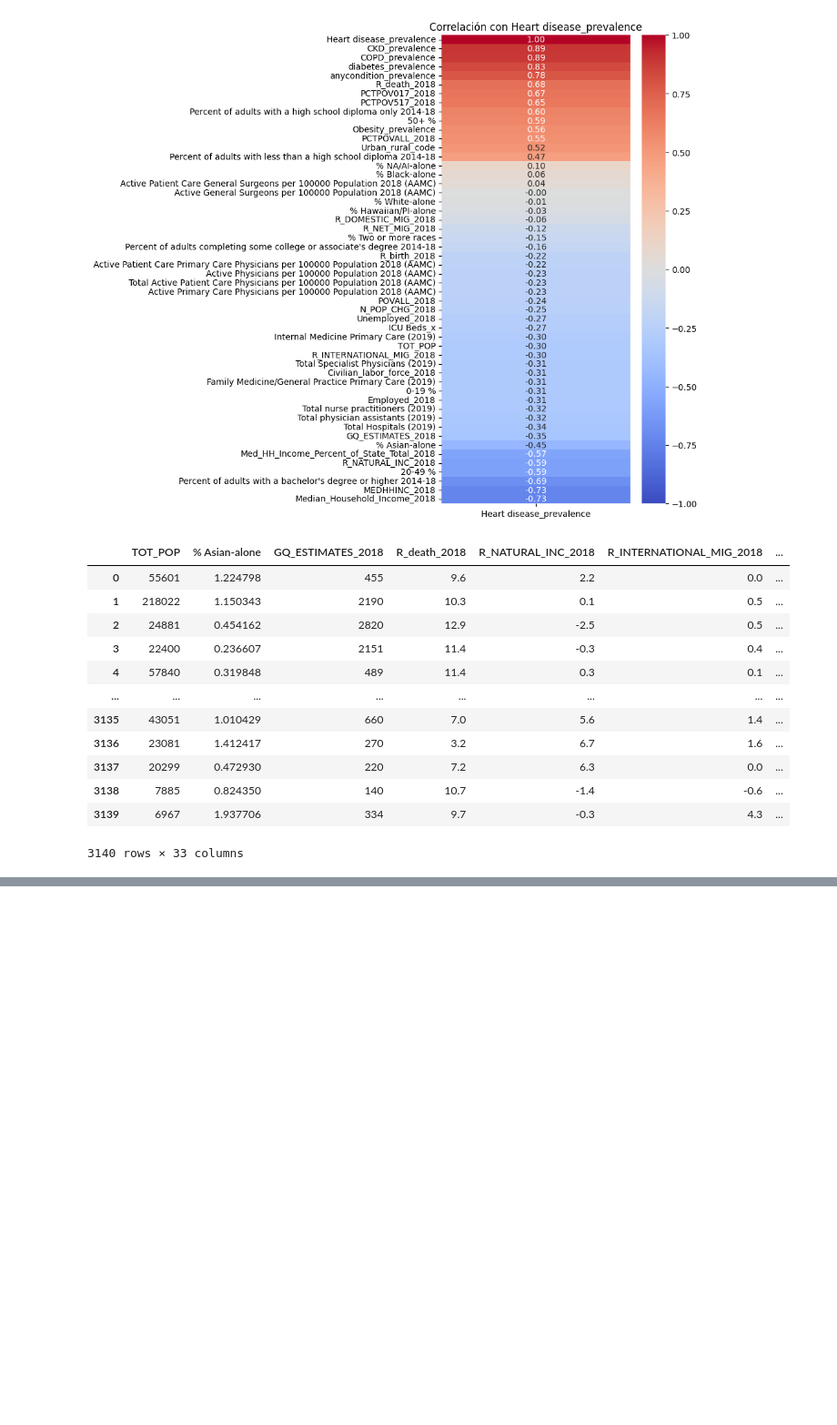
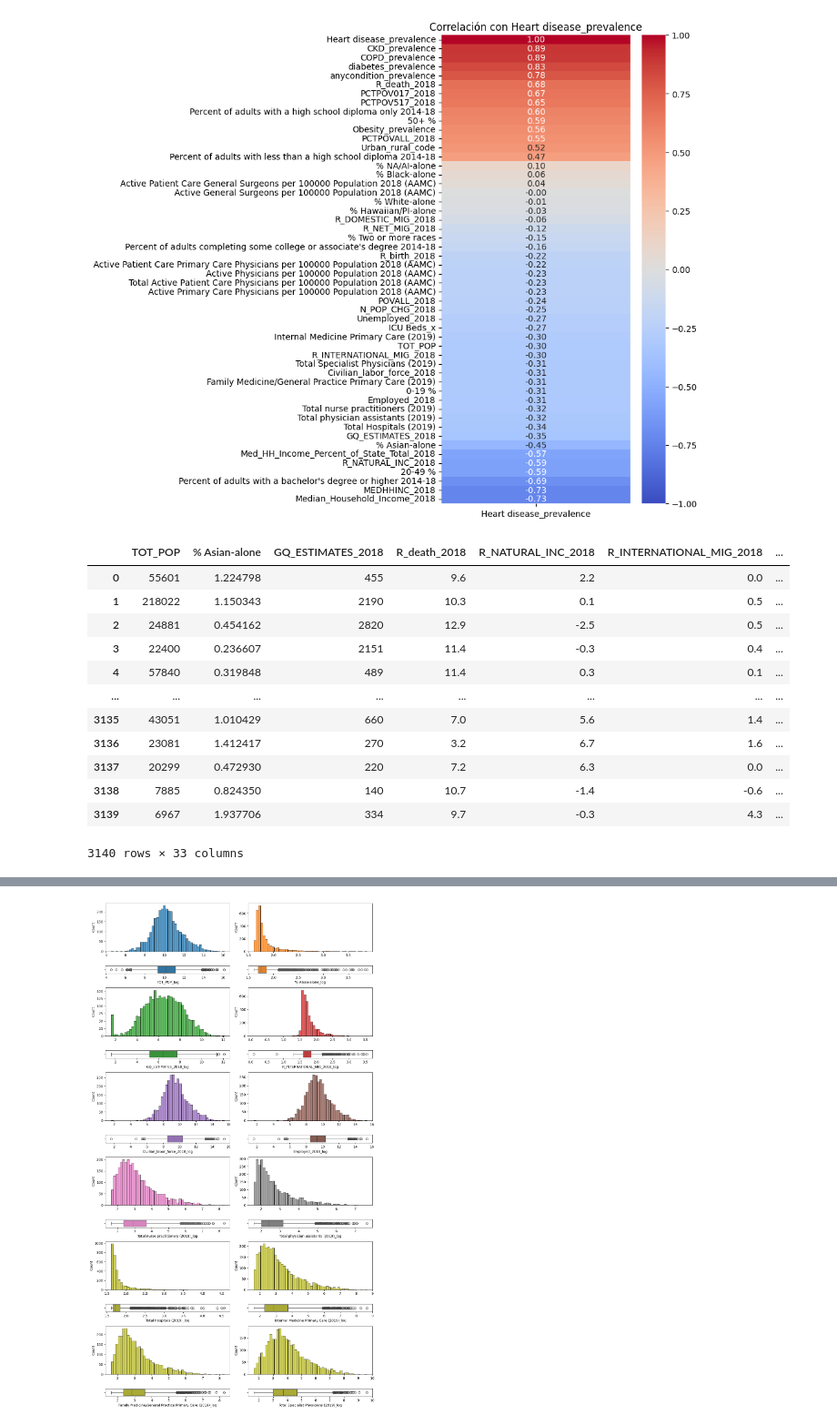
Before and after one commit to 4GeeksAcademy/sergio-roque-regularized-regression, a Jupyter notebook: src/explore.ipynb, the cells around one changed output, grey strips where cells are left out. Shown at 91% size. Saved outputs shown, nothing was run; the diff lists cells and outputs as text; code cells hidden in the pictures; blank space fills up the shorter version.

```diff
--- a/src/explore.ipynb
+++ b/src/explore.ipynb
@@ -232,0 +416,65 @@ data
+# %%
+# Graficando el analisis de variables numericas transformadas a logaritmo
+# cols_graph = ["TOT_POP_log", "% Asian-alone_log", "GQ_ESTIMATES_2018_log", "R_INTERNATIONAL_MIG_2018_log", "Civilian_labor_force_2018_log", "Employed_2018_log",
+# "Total nurse practitioners (2019)_log", "Total physician assistants (2019)_log", "Total Hospitals (2019)_log", "Internal Medicine Primary Care (2019)_log",
+# "Family Medicine/General Practice Primary Care (2019)_log", "Total Specialist Physicians (2019)_log"]
+
+fig, axis = plt.subplots(12, 2, figsize = (12, 21), gridspec_kw={'height_ratios': [6, 1, 6, 1, 6, 1, 6, 1, 6, 1, 6, 1]})
+
+
+# Crear una figura múltiple con histogramas y diagramas de caja
+# TOT_POP_log
+sns.histplot(ax = axis[0, 0], data = data_log, x = "TOT_POP_log", bins=50, color="#1f77b4").set(xlabel = None)
+sns.boxplot(ax = axis[1, 0], data = data_log, x = "TOT_POP_log", color="#1f77b4").set(xlabel = "TOT_POP_log")
+
+# % Asian-alone_log
+sns.histplot(ax = axis[0, 1], data = data_log, x = "% Asian-alone_log", bins=50, color="#ff7f0e").set(xlabel = None)
+sns.boxplot(ax = axis[1, 1], data = data_log, x = "% Asian-alone_log", color="#ff7f0e").set(xlabel = "% Asian-alone_log")
+
+# GQ_ESTIMATES_2018_log
+sns.histplot(ax = axis[2, 0], data = data_log, x = "GQ_ESTIMATES_2018_log", bins=50, color="#2ca02c").set(xlabel = None)
+sns.boxplot(ax = axis[3, 0], data = data_log, x = "GQ_ESTIMATES_2018_log", color="#2ca02c").set(xlabel = "GQ_ESTIMATES_2018_log")
+
+# R_INTERNATIONAL_MIG_2018_log
+sns.histplot(ax = axis[2, 1], data = data_log, x = "R_INTERNATIONAL_MIG_2018_log", bins=50, color="#d62728").set(xlabel = None)
+sns.boxplot(ax = axis[3, 1], data = data_log, x = "R_INTERNATIONAL_MIG_2018_log", color="#d62728").set(xlabel = "R_INTERNATIONAL_MIG_2018_log")
+
+# Civilian_labor_force_2018_log
+sns.histplot(ax = axis[4, 0], data = data_log, x = "Civilian_labor_force_2018_log", bins=50, color="#9467bd").set(xlabel = None)
+sns.boxplot(ax = axis[5, 0], data = data_log, x = "Civilian_labor_force_2018_log", color="#9467bd").set(xlabel = "Civilian_labor_force_2018_log")
+
+# Employed_2018_log
+sns.histplot(ax = axis[4, 1], data = data_log, x = "Employed_2018_log", bins=50, color="#8c564b").set(xlabel = None)
+sns.boxplot(ax = axis[5, 1], data = data_log, x = "Employed_2018_log", color="#8c564b").set(xlabel = "Employed_2018_log")
+
+# Total nurse practitioners (2019)_log
+sns.histplot(ax = axis[6, 0], data = data_log, x = "Total nurse practitioners (2019)_log", bins=50, color="#e377c2").set(xlabel = None)
+sns.boxplot(ax = axis[7, 0], data = data_log, x = "Total nurse practitioners (2019)_log", color="#e377c2").set(xlabel = "Total nurse practitioners (2019)_log")
+
+# Total physician assistants (2019)_log
+sns.histplot(ax = axis[6, 1], data = data_log, x = "Total physician assistants (2019)_log", bins=50, color="#7f7f7f").set(xlabel = None)
+sns.boxplot(ax = axis[7, 1], data = data_log, x = "Total physician assistants (2019)_log", color="#7f7f7f").set(xlabel = "Total physician assistants (2019)_log")
+
+# Total Hospitals (2019)_log
+sns.histplot(ax = axis[8, 0], data = data_log, x = "Total Hospitals (2019)_log", bins=50, color="#bcbd22").set(xlabel = None)
+sns.boxplot(ax = axis[9, 0], data = data_log, x = "Total Hospitals (2019)_log", color="#bcbd22").set(xlabel = "Total Hospitals (2019)_log")
+
+# Internal Medicine Primary Care (2019)_log
+sns.histplot(ax = axis[8, 1], data = data_log, x = "Internal Medicine Primary Care (2019)_log", bins=50, color="#bcbd22").set(xlabel = None)
+sns.boxplot(ax = axis[9, 1], data = data_log, x = "Internal Medicine Primary Care (2019)_log", color="#bcbd22").set(xlabel = "Internal Medicine Primary Care (2019)_log")
+
+# Family Medicine/General Practice Primary Care (2019)_log
+sns.histplot(ax = axis[10, 0], data = data_log, x = "Family Medicine/General Practice Primary Care (2019)_log", bins=50, color="#bcbd22").set(xlabel = None)
+sns.boxplot(ax = axis[11, 0], data = data_log, x = "Family Medicine/General Practice Primary Care (2019)_log", color="#bcbd22").set(xlabel = "Family Medicine/General Practice Primary Care (2019)_log")
+
+# Total Specialist Physicians (2019)_log
+sns.histplot(ax = axis[10, 1], data = data_log, x = "Total Specialist Physicians (2019)_log", bins=50, color="#bcbd22").set(xlabel = None)
+sns.boxplot(ax = axis[11, 1], data = data_log, x = "Total Specialist Physicians (2019)_log", color="#bcbd22").set(xlabel = "Total Specialist Physicians (2019)_log")
+
+# Ajustar el layout
+plt.tight_layout()
+
+# Mostrar el plot
+plt.show()
+# %% [output]
+[figure, added]
```
Also changed, not shown: parts of 3 cells of this notebook.
